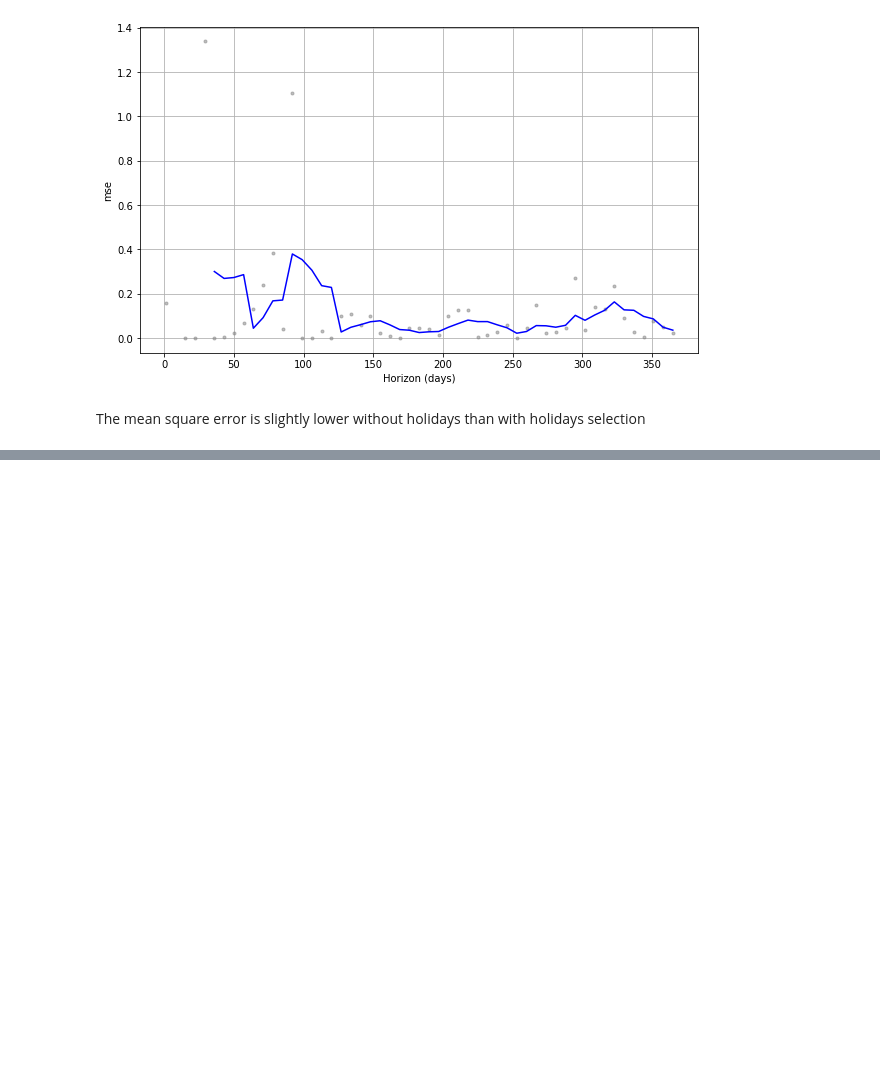
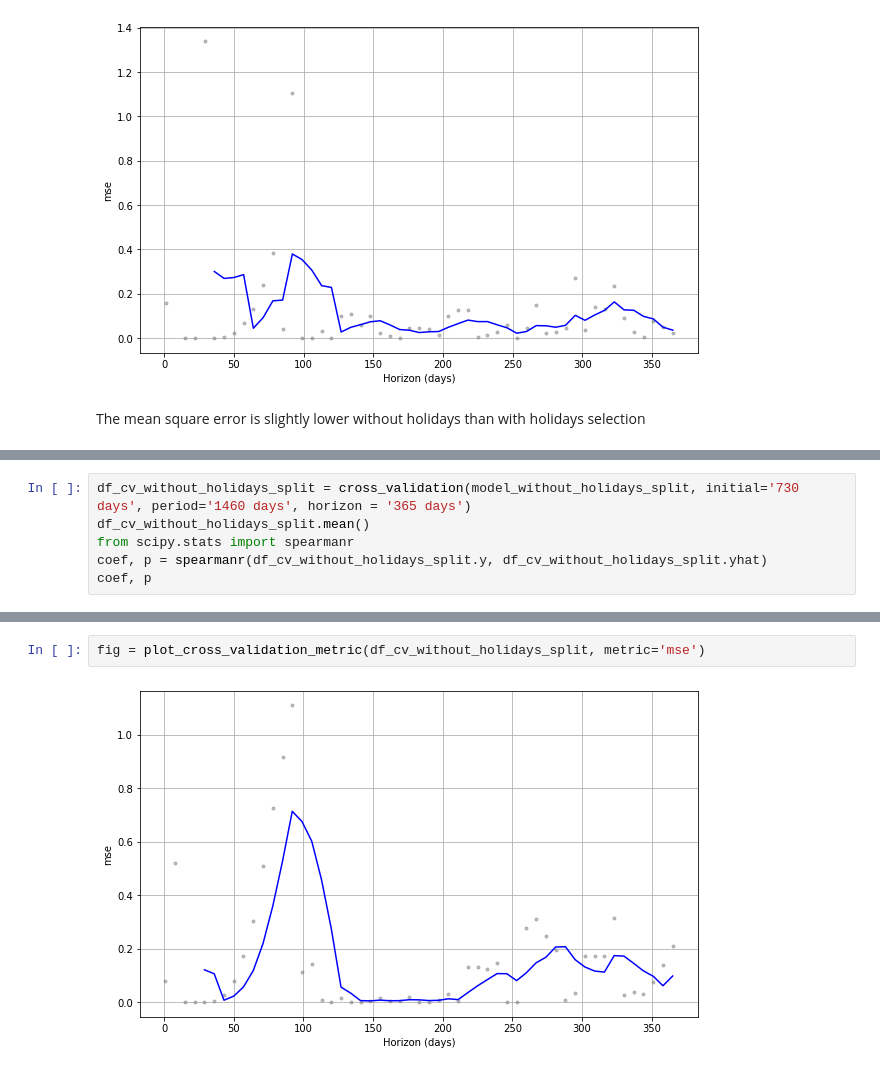
Before and after one commit to pola255/tomato-price, a Jupyter notebook: Prophet/Tomato price Prophet.ipynb, the cells around one changed output, grey strips where cells are left out. Drawn from its saved outputs; the diff is of its cells as text; blank space fills up the shorter version.

```diff
--- a/Prophet/Tomato price Prophet.ipynb
+++ b/Prophet/Tomato price Prophet.ipynb
@@ -215,0 +249,6 @@ The mean square error is slightly lower without holidays than with holidays sele
+# %%
+df_cv_without_holidays_split = cross_validation(model_without_holidays_split, initial='730 days', period='1460 days', horizon = '365 days')
+df_cv_without_holidays_split.mean()
+from scipy.stats import spearmanr
+coef, p = spearmanr(df_cv_without_holidays_split.y, df_cv_without_holidays_split.yhat)
+coef, p
@@ -215,0 +269,4 @@ The mean square error is slightly lower without holidays than with holidays sele
+# %%
+fig = plot_cross_validation_metric(df_cv_without_holidays_split, metric='mse')
+# %% [output]
+[figure, added]
```
Also changed, not shown: parts of 15 cells of this notebook.
